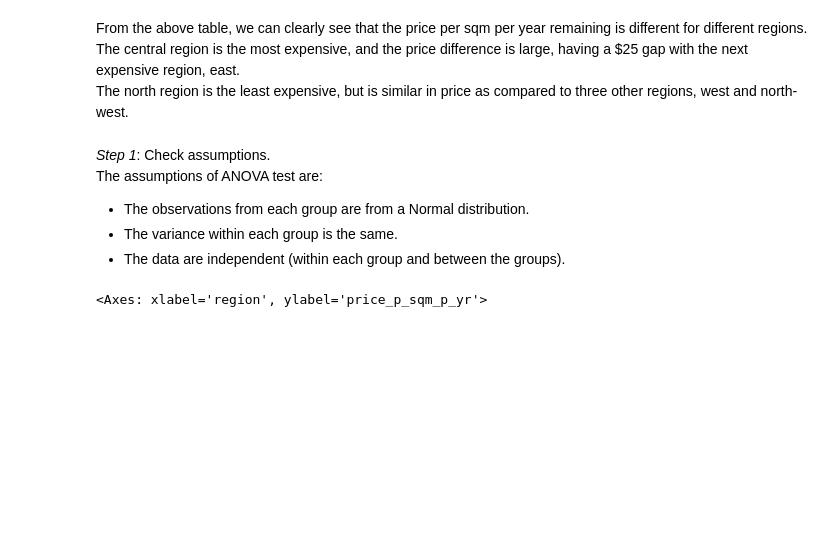
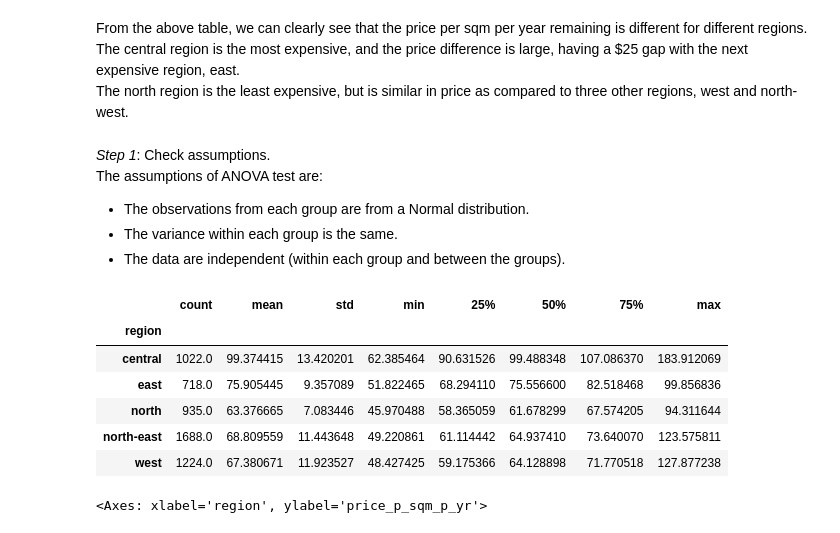
Before and after one commit to Luke-zm/Completed-Data-Courses-for-Masters, a Jupyter notebook: IND5003/assignment/IND5003_A1_<Your_Name>.ipynb, the cells around one changed output. Cells and saved outputs as stored; diff of their text form; code cells hidden in the pictures; blank space fills up the shorter version.

```diff
--- a/IND5003/assignment/IND5003_A1_<Your_Name>.ipynb
+++ b/IND5003/assignment/IND5003_A1_<Your_Name>.ipynb
@@ -275,6 +275,16 @@ The assumptions of ANOVA test are:
   * The observations from each group are from a Normal distribution.
   * The variance within each group is the same.
   * The data are independent (within each group and between the groups).
+# %%
+resale_june_df.groupby('region')['price_p_sqm_p_yr'].describe()
+# %% [output]
+|  | count | mean | std | min | 25% | 50% | 75% | max |
+| region |  |  |  |  |  |  |  |  |
+| central | 1022.0 | 99.374415 | 13.420201 | 62.385464 | 90.631526 | 99.488348 | 107.086370 | 183.912069 |
+| east | 718.0 | 75.905445 | 9.357089 | 51.822465 | 68.294110 | 75.556600 | 82.518468 | 99.856836 |
+| north | 935.0 | 63.376665 | 7.083446 | 45.970488 | 58.365059 | 61.678299 | 67.574205 | 94.311644 |
+| north-east | 1688.0 | 68.809559 | 11.443648 | 49.220861 | 61.114442 | 64.937410 | 73.640070 | 123.575811 |
+| west | 1224.0 | 67.380671 | 11.923527 | 48.427425 | 59.175366 | 64.128898 | 71.770518 | 127.877238 |
 # %%
 sns.boxplot(data=resale_june_df, x='region', y='price_p_sqm_p_yr')
 # %% [output]
```
Also changed, not shown: parts of 6 cells of this notebook, 1 other file.
